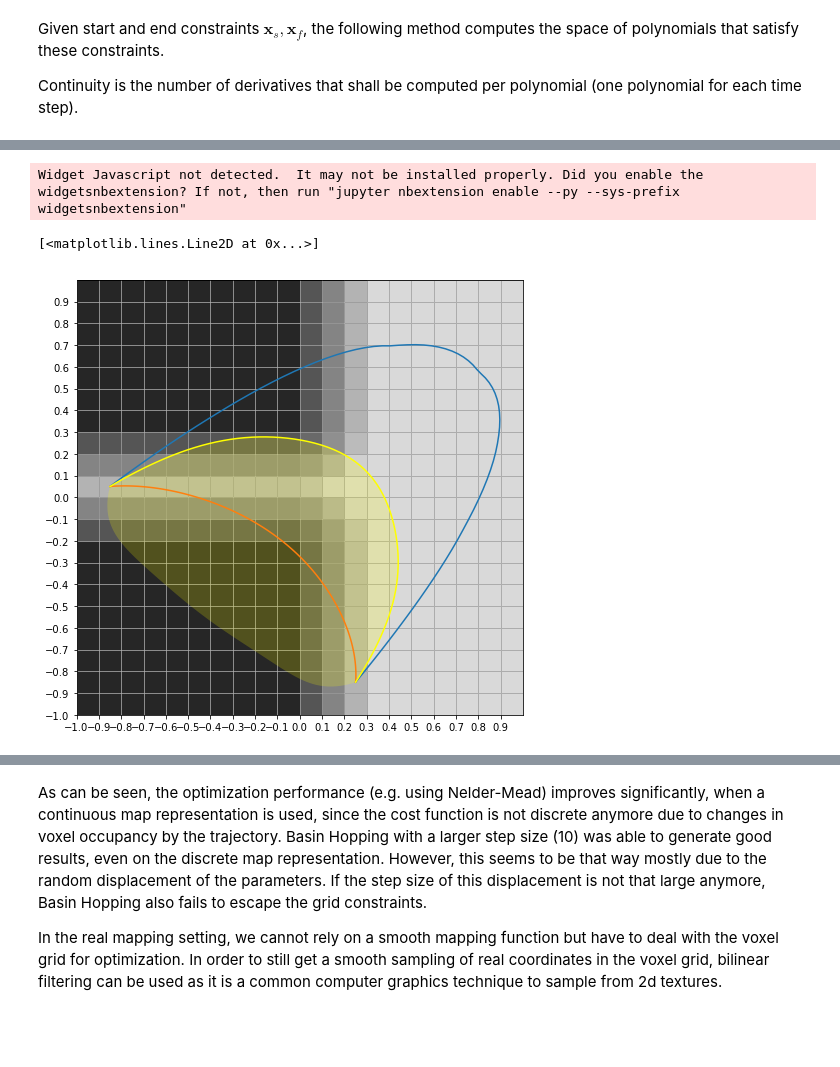
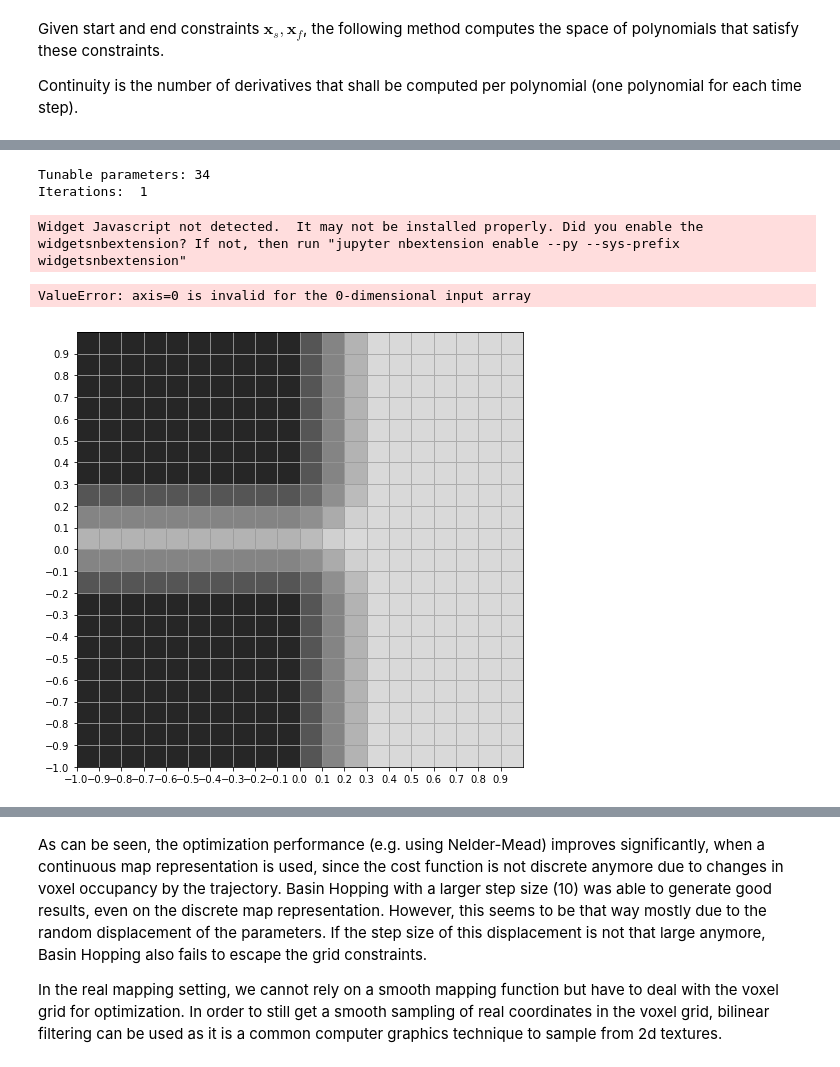
Before and after one commit to pnvyshnav/smap_PD, a Jupyter notebook: stats/Min Snap Trajectory.ipynb, the cells around one changed output, grey strips where cells are left out. Drawn from its saved outputs; the diff is of its cells as text; code cells hidden in the pictures; blank space fills up the shorter version.

```diff
--- a/stats/Min Snap Trajectory.ipynb
+++ b/stats/Min Snap Trajectory.ipynb
@@ -198,7 +198,7 @@ def piecewise_min_snap(x_s, x_f, times, degree=4):
 
 x_s = np.array([[2, 0, 0], [9, 0, 0]])
 x_f = np.array([[5, 0, 0], [2, 0, 0]])
-degree = 4
-times = np.linspace(0, 1, 6)
+degree = 7
+times = np.linspace(0, 1, 8)
 solution, free = piecewise_min_snap(x_s, x_f, times, degree)
 # %% [output]
@@ -212,6 +212,6 @@ Null space: (25, 3)
 # %%
 %matplotlib inline
-def trajectory_curve(sol, intermediary=20):
+def trajectory_curve(sol, intermediary=20, equal_arc_length=True):
     curve = []
     ts = []
     dots = []
@@ -227,7 +227,7 @@ def trajectory_curve(sol, intermediary=20):
             ts.append(t1 + j*step)
         if i == len(times)-2:
             dots.append(np.polyval(poly, t2-t1))
-    return ts, curve, dots
+    return ts, np.array(curve), dots
 
 def trajectory_dots(sol):
     dots = []
@@ -254,7 +254,7 @@ def trajectory_curve_derivation(sol, der=1, intermediary=20):
             ts.append(t1 + j*step)
         if i == len(times)-2:
             dots.append(np.polyval(poly, t2-t1))
-    return ts, curve, dots
+    return ts, np.array(curve), dots
 
 def trajectory_dots_derivation(sol, der=1, intermediary=20):
     dots = []
@@ -281,7 +281,8 @@ ax3.plot(xs, ys)
 ax3.scatter(xdots, ydots)
 rs = []
 for k in range(5):
-    r = 500 * (np.random.rand(free.shape[1], 1) - 0.5)
+    print free.shape[1]
+    r = 1500 * (np.random.rand(free.shape[1], 1) - 0.5)
     rs.append(r)
     sol = solution + free.dot(r).T
     _, xs, xdots = trajectory_curve(sol[0,:].reshape((-1, dd)))
@@ -576,65 +601,88 @@ from IPython.display import display
 fig, ((ax)) = plt.subplots(1, 1, figsize=(8, 8))
 plot_world(ax)
 
-choices = 20
+choices = 1
 per_dimension = np.linspace(-200, 300, choices)
 full_choice = np.tile(per_dimension, (free.shape[1], 1))
+
+def valid_trajectory(**kwargs):
+    param = kwargs["x_new"]
+    sol = solution + free.dot(np.array(param)).T
+
+    _, xs, _ = trajectory_curve(sol[0,:].reshape((-1, dd)))
+    _, ys, _ = trajectory_curve(sol[1,:].reshape((-1, dd)))
+    xs, ys = np.array(xs), np.array(ys)
+    if any(xs < xmin) or any(ys < ymin) or any(xs > xmax) or any(ys > ymax):
+        return False
+
+    _, xds, _ = trajectory_curve_derivation(sol[0,:].reshape((-1, dd)))
+    _, yds, _ = trajectory_curve_derivation(sol[1,:].reshape((-1, dd)))
+    max_velocity = max(np.max(np.abs(xds)), np.max(np.abs(yds)))
+    if max_velocity > MAX_VELOCITY:
+        return False
+
+    _, xdds, _ = trajectory_curve_derivation(sol[0,:].reshape((-1, dd)), der=2)
+    _, ydds, _ = trajectory_curve_derivation(sol[1,:].reshape((-1, dd)), der=2)
+    max_acceleration = max(np.max(np.abs(xdds)), np.max(np.abs(ydds)))
+    if max_acceleration > MAX_ACCELERATION:
+        return False
+
+    # compute curvature
+    # {\displaystyle \kappa ={\frac {|x'y''-y'x''|}{\left(x'^{2}+y'^{2}\right)^{\frac {3}{2}}}},}
+    curvature = np.abs(xds*ydds - yds*xdds)/((xds**2 + yds**2)**1.5)
+    # compute centripetal force F = curvature * m * v^2
+    v = 0.5 * (xds + yds) # is this the right velocity for both dimensions?
+    force = curvature * MASS * v ** 2
+    max_force = np.max(force)
+    if max_force > MAX_FORCE:
+        return False
+
+    return True
 
 valid_xs = []
 valid_ys = []
 iterations = int(choices ** free.shape[1])
+print "Tunable parameters:", free.shape[1]
+print "Iterations: ", iterations
 f = FloatProgress(min=0, max=iterations)
 display(f)
 #for i in tnrange(iterations):
 for i in range(iterations):
     param = []
     index = i
     for d in range(free.shape[1]-1, -1, -1):
         j = int(index / (choices ** d))
         index = index % (choices ** d)
         param.append(per_dimension[j])
 #     print i, param
 
     sol = solution + free.dot(np.array(param)).T
 
-    _, xs, _ = trajectory_curve(sol[0,:].reshape((-1, dd)))
-    _, ys, _ = trajectory_curve(sol[1,:].reshape((-1, dd)))
-    xs, ys = np.array(xs), np.array(ys)
-    if any(xs < xmin) or any(ys < ymin) or any(xs > xmax) or any(ys > ymax):
-        continue
-
-    _, xds, _ = trajectory_curve_derivation(sol[0,:].reshape((-1, dd)))
-    _, yds, _ = trajectory_curve_derivation(sol[1,:].reshape((-1, dd)))
-    max_velocity = max(np.max(np.abs(xds)), np.max(np.abs(yds)))
-    _, xdds, _ = trajectory_curve_derivation(sol[0,:].reshape((-1, dd)), der=2)
-    _, ydds, _ = trajectory_curve_derivation(sol[1,:].reshape((-1, dd)), der=2)
-    max_acceleration = max(np.max(np.abs(xdds)), np.max(np.abs(ydds)))
-
-    out_of_bounds = max_velocity > MAX_VELOCITY or max_acceleration > MAX_ACCELERATION
-
-    if not out_of_bounds:
+    if valid_trajectory(x_new=param):
         _, xs, _ = trajectory_curve(sol[0,:].reshape((-1, dd)))
         _, ys, _ = trajectory_curve(sol[1,:].reshape((-1, dd)))
 #         ax.plot(xs, ys, alpha=0.3)
         valid_xs.append(xs)
         valid_ys.append(ys)
 
     if i % 100 == 0:
         f.value = i
 
 valid_xs = np.array(valid_xs)
 valid_ys = np.array(valid_ys)
 # ax.fill_between(np.mean(valid_xs, axis=0), np.mean(valid_ys, axis=0) - np.std(valid_ys, axis=0), np.mean(valid_ys, axis=0) + np.std(valid_ys, axis=0), facecolor='yellow', alpha=0.2, edgecolor='none', antialiased=True, zorder=2)
 mx, my = np.mean(valid_xs, axis=0), np.mean(valid_ys, axis=0)
 sx, sy = np.std(valid_xs, axis=0), np.std(valid_ys, axis=0)
 ax.fill(np.concatenate([np.flip(mx - sx, 0), mx + sx]), np.concatenate([np.flip(my - sy, 0), my + sy]), facecolor='yellow', alpha=0.2, edgecolor='none', antialiased=True, zorder=2)
 ax.plot(np.max(valid_xs, axis=0), np.max(valid_ys, axis=0), label="max", zorder=2)
 ax.plot(np.mean(valid_xs, axis=0), np.mean(valid_ys, axis=0), label="$\\mu$", zorder=2)
 ax.plot(np.mean(valid_xs, axis=0) + np.std(valid_xs, axis=0), np.mean(valid_ys, axis=0) + np.std(valid_ys, axis=0), color="yellow", label="$\\mu+\\sigma$", zorder=2)
 # %% [output]
-Widget Javascript not detected.  It may not be installed properly. Did you enable the widgetsnbextension? If not, then run "jupyter nbextension enable --py --sys-prefix widgetsnbextension"
+Tunable parameters: 34
+Iterations:  1
-[<matplotlib.lines.Line2D at 0x...>]
+Widget Javascript not detected.  It may not be installed properly. Did you enable the widgetsnbextension? If not, then run "jupyter nbextension enable --py --sys-prefix widgetsnbextension"
+ValueError: axis=0 is invalid for the 0-dimensional input array
-[figure, old version]
+[figure, new version]
 # %%
 fig = plt.figure(figsize=(16,8))
 import matplotlib.gridspec as gridspec
```
Also changed, not shown: parts of 30 cells of this notebook.
